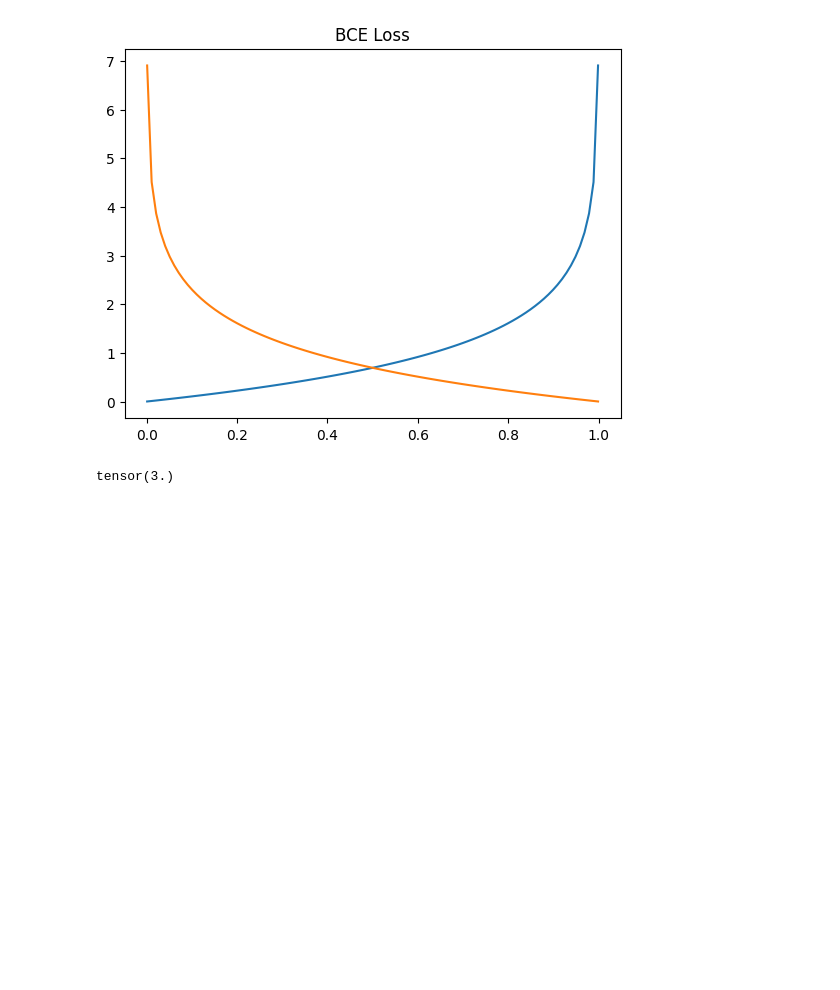
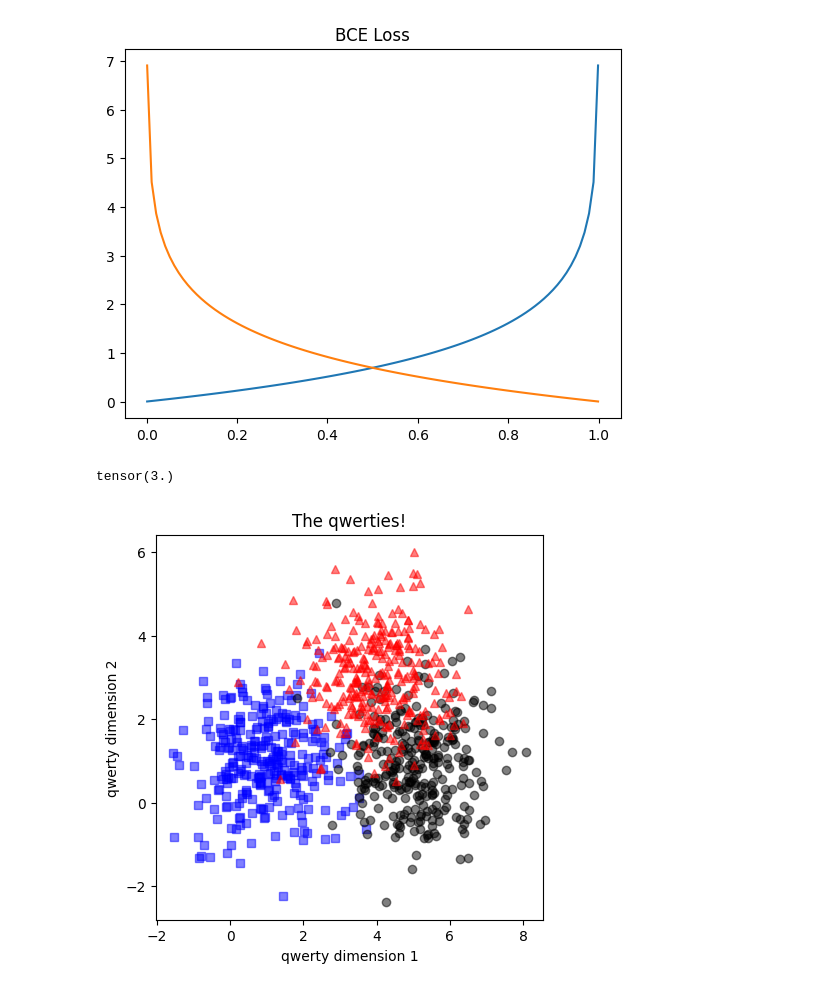
Before and after one commit to ayush9h/PyTorch-DeepLearning, a Jupyter notebook: Meta_Parameters_Activations,_Loss.ipynb, the cells around one changed output. Drawn from its saved outputs; the diff is of its cells as text; code cells hidden in the pictures; blank space fills up the shorter version.

```diff
--- a/Meta_Parameters_Activations,_Loss.ipynb
+++ b/Meta_Parameters_Activations,_Loss.ipynb
@@ -202,3 +202,34 @@ lfun = custLoss()
 lfun(torch.tensor(5.),torch.tensor(2.))
 # %% [output]
 tensor(3.)
+# %%
+nPerClust = 300
+blur = 1
+
+A = [ 1, 1 ]
+B = [ 5, 1 ]
+C = [ 4, 3 ]
+
+# generate data
+a = [ A[0]+np.random.randn(nPerClust)*blur , A[1]+np.random.randn(nPerClust)*blur ]
+b = [ B[0]+np.random.randn(nPerClust)*blur , B[1]+np.random.randn(nPerClust)*blur ]
+c = [ C[0]+np.random.randn(nPerClust)*blur , C[1]+np.random.randn(nPerClust)*blur ]
+
+labels_np = np.hstack((  np.zeros((nPerClust)),
+                         np.ones( (nPerClust)),
+                       1+np.ones( (nPerClust))  ))
+
+data_np = np.hstack((a,b,c)).T
+
+data = torch.tensor(data_np).float()
+labels = torch.tensor(labels_np).long()
+fig = plt.figure(figsize=(5,5))
+plt.plot(data[np.where(labels==0)[0],0],data[np.where(labels==0)[0],1],'bs',alpha=.5)
+plt.plot(data[np.where(labels==1)[0],0],data[np.where(labels==1)[0],1],'ko',alpha=.5)
+plt.plot(data[np.where(labels==2)[0],0],data[np.where(labels==2)[0],1],'r^',alpha=.5)
+plt.title('The qwerties!')
+plt.xlabel('qwerty dimension 1')
+plt.ylabel('qwerty dimension 2')
+plt.show()
+# %% [output]
+[figure, added]
```
Also changed, not shown: parts of 6 cells of this notebook.
